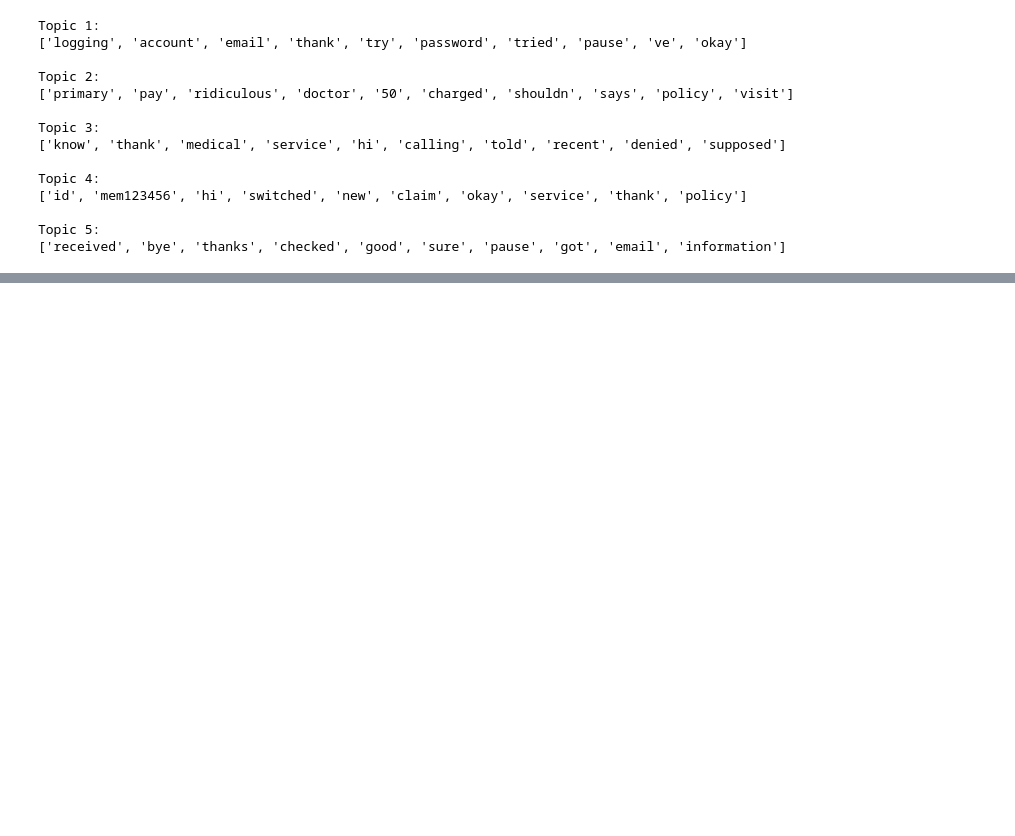
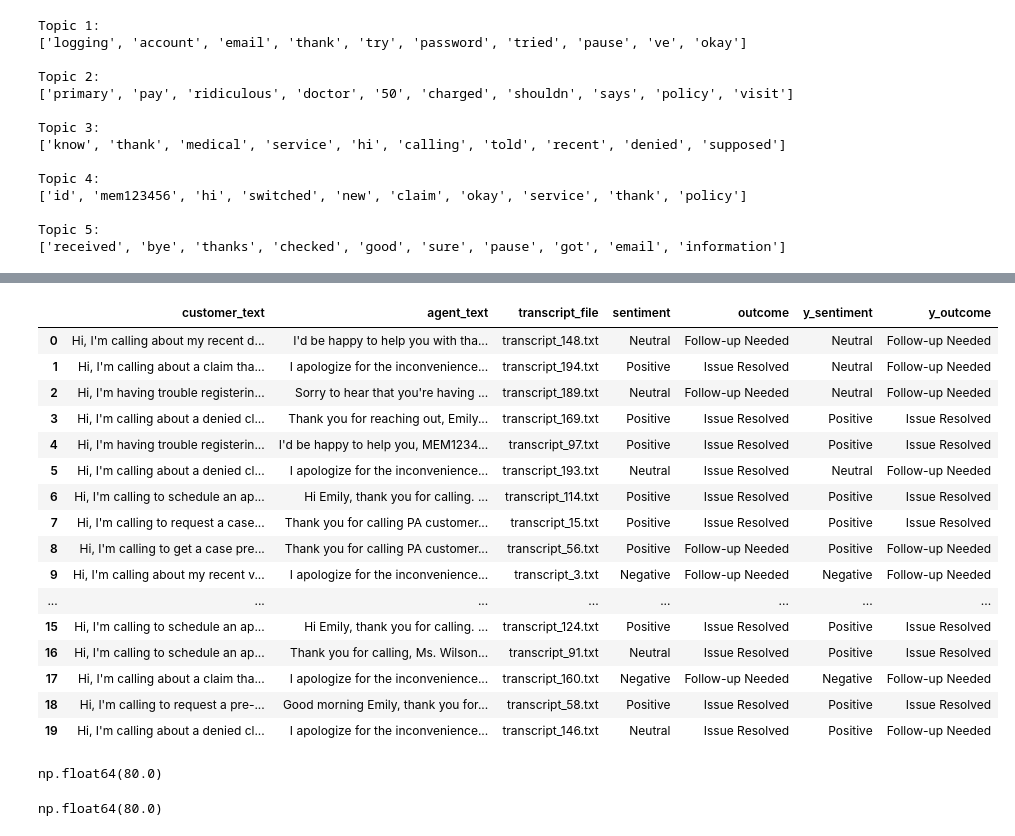
Before and after one commit to uchkid/call-transcript, a Jupyter notebook: sentiment.ipynb, the cells around one changed output, grey strips where cells are left out. Drawn from its saved outputs; the diff is of its cells as text; code cells hidden in the pictures; blank space fills up the shorter version.

```diff
--- a/sentiment.ipynb
+++ b/sentiment.ipynb
@@ -151,0 +204,21 @@ for idx, topic in enumerate(lda.components_):
+# %%
+x_test_result = pd.read_csv('test_data.csv')
+x_test_result
+# %% [output]
+|  | customer_text | agent_text | transcript_file | sentiment | outcome | y_sentiment | y_outcome |
+| 0 | Hi, I'm calling about my recent d... | I'd be happy to help you with tha... | transcript_148.txt | Neutral | Follow-up Needed | Neutral | Follow-up Needed |
+| 1 | Hi, I'm calling about a claim tha... | I apologize for the inconvenience... | transcript_194.txt | Positive | Issue Resolved | Neutral | Follow-up Needed |
+| 2 | Hi, I'm having trouble registerin... | Sorry to hear that you're having ... | transcript_189.txt | Neutral | Follow-up Needed | Neutral | Follow-up Needed |
+| 3 | Hi, I'm calling about a denied cl... | Thank you for reaching out, Emily... | transcript_169.txt | Positive | Issue Resolved | Positive | Issue Resolved |
+| 4 | Hi, I'm having trouble registerin... | I'd be happy to help you, MEM1234... | transcript_97.txt | Positive | Issue Resolved | Positive | Issue Resolved |
+| 5 | Hi, I'm calling about a denied cl... | I apologize for the inconvenience... | transcript_193.txt | Neutral | Issue Resolved | Neutral | Follow-up Needed |
+| 6 | Hi, I'm calling to schedule an ap... | Hi Emily, thank you for calling. ... | transcript_114.txt | Positive | Issue Resolved | Positive | Issue Resolved |
+| 7 | Hi, I'm calling to request a case... | Thank you for calling PA customer... | transcript_15.txt | Positive | Issue Resolved | Positive | Issue Resolved |
+| 8 | Hi, I'm calling to get a case pre... | Thank you for calling PA customer... | transcript_56.txt | Positive | Follow-up Needed | Positive | Follow-up Needed |
+| 9 | Hi, I'm calling about my recent v... | I apologize for the inconvenience... | transcript_3.txt | Negative | Follow-up Needed | Negative | Follow-up Needed |
+| ... | ... | ... | ... | ... | ... | ... | ... |
+| 15 | Hi, I'm calling to schedule an ap... | Hi Emily, thank you for calling. ... | transcript_124.txt | Positive | Issue Resolved | Positive | Issue Resolved |
+| 16 | Hi, I'm calling to schedule an ap... | Thank you for calling, Ms. Wilson... | transcript_91.txt | Neutral | Issue Resolved | Positive | Issue Resolved |
+| 17 | Hi, I'm calling about a claim tha... | I apologize for the inconvenience... | transcript_160.txt | Negative | Follow-up Needed | Negative | Follow-up Needed |
+| 18 | Hi, I'm calling to request a pre-... | Good morning Emily, thank you for... | transcript_58.txt | Positive | Issue Resolved | Positive | Issue Resolved |
+| 19 | Hi, I'm calling about a denied cl... | I apologize for the inconvenience... | transcript_146.txt | Neutral | Issue Resolved | Positive | Follow-up Needed |
@@ -151,0 +228,4 @@ for idx, topic in enumerate(lda.components_):
+# %%
+sentiment_accuracy
+# %% [output]
+np.float64(80.0)
@@ -151,0 +235,4 @@ for idx, topic in enumerate(lda.components_):
+# %%
+outcome_accuracy
+# %% [output]
+np.float64(80.0)
```
Also changed, not shown: parts of 8 cells of this notebook, 5 other files.
